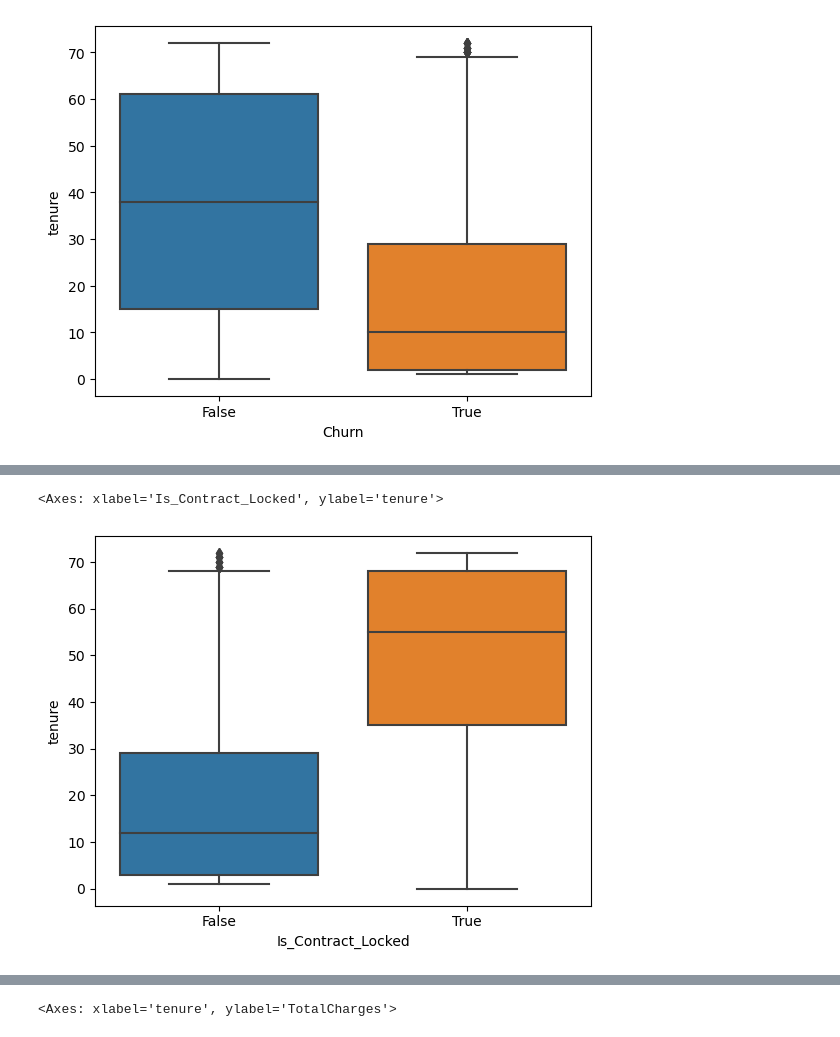
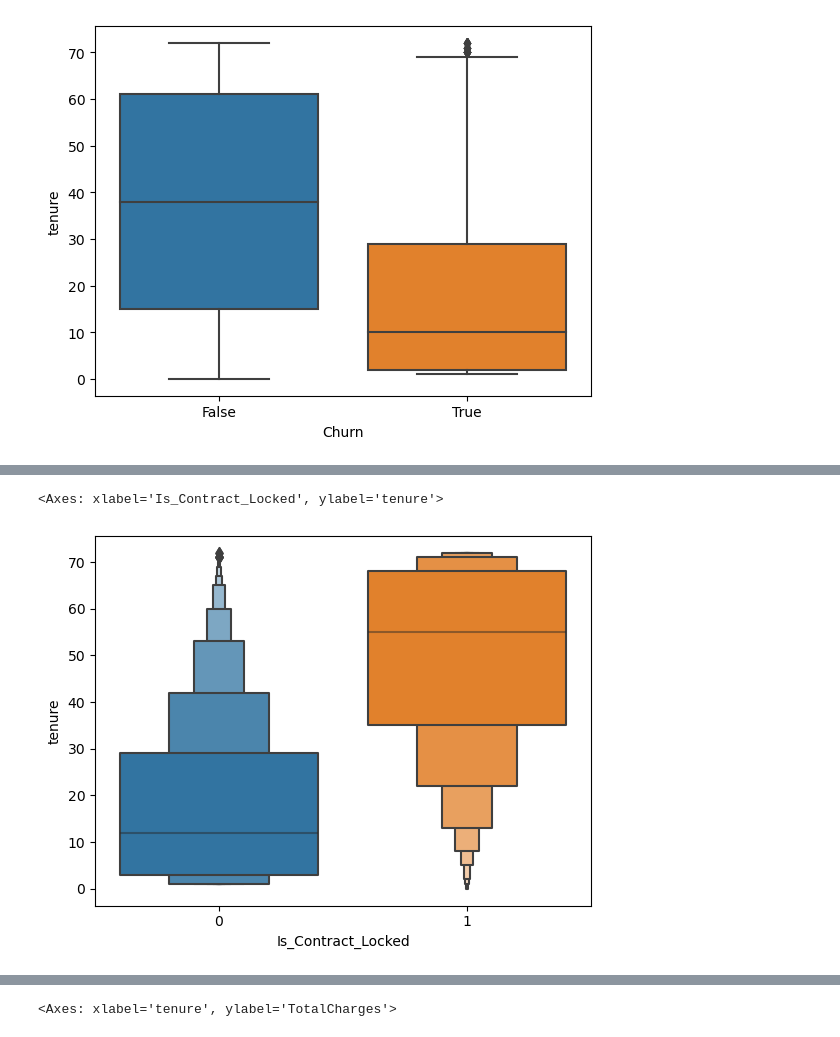
Before and after one commit to Lavinialau/Telecom-churn, a Jupyter notebook: 01_code/1_EDA.ipynb, the cells around one changed output, grey strips where cells are left out. Cells and saved outputs as stored; diff of their text form; code cells hidden in the pictures.

```diff
--- a/01_code/1_EDA.ipynb
+++ b/01_code/1_EDA.ipynb
@@ -73,5 +92,6 @@ pd.crosstab(index=cleaned_data['Churn'], columns=cleaned_data['Contract'])
 # %%
 cleaned_data['Is_Contract_Locked'] = cleaned_data['Contract'] != 'Month-to-month'
+cleaned_data['Is_Contract_Locked'] = cleaned_data['Is_Contract_Locked'].astype('int')
 cleaned_data.head()
 # %% [output]
 |  | gender | SeniorCitizen | Partner | Dependents | tenure | PhoneService | MultipleLines | InternetService | ... |
@@ -109,14 +189,14 @@ sns.boxplot(
 # %%
 # contract locked and tenure
 
-sns.boxplot(
+sns.boxenplot(
     data=cleaned_data,
     x='Is_Contract_Locked',
     y='tenure'
 )
 # %% [output]
 <Axes: xlabel='Is_Contract_Locked', ylabel='tenure'>
-[figure, old version]
+[figure, new version]
 # %%
 #monthly charges
 sns.violinplot(
```
Also changed, not shown: parts of 24 cells of this notebook, 5 other files.
